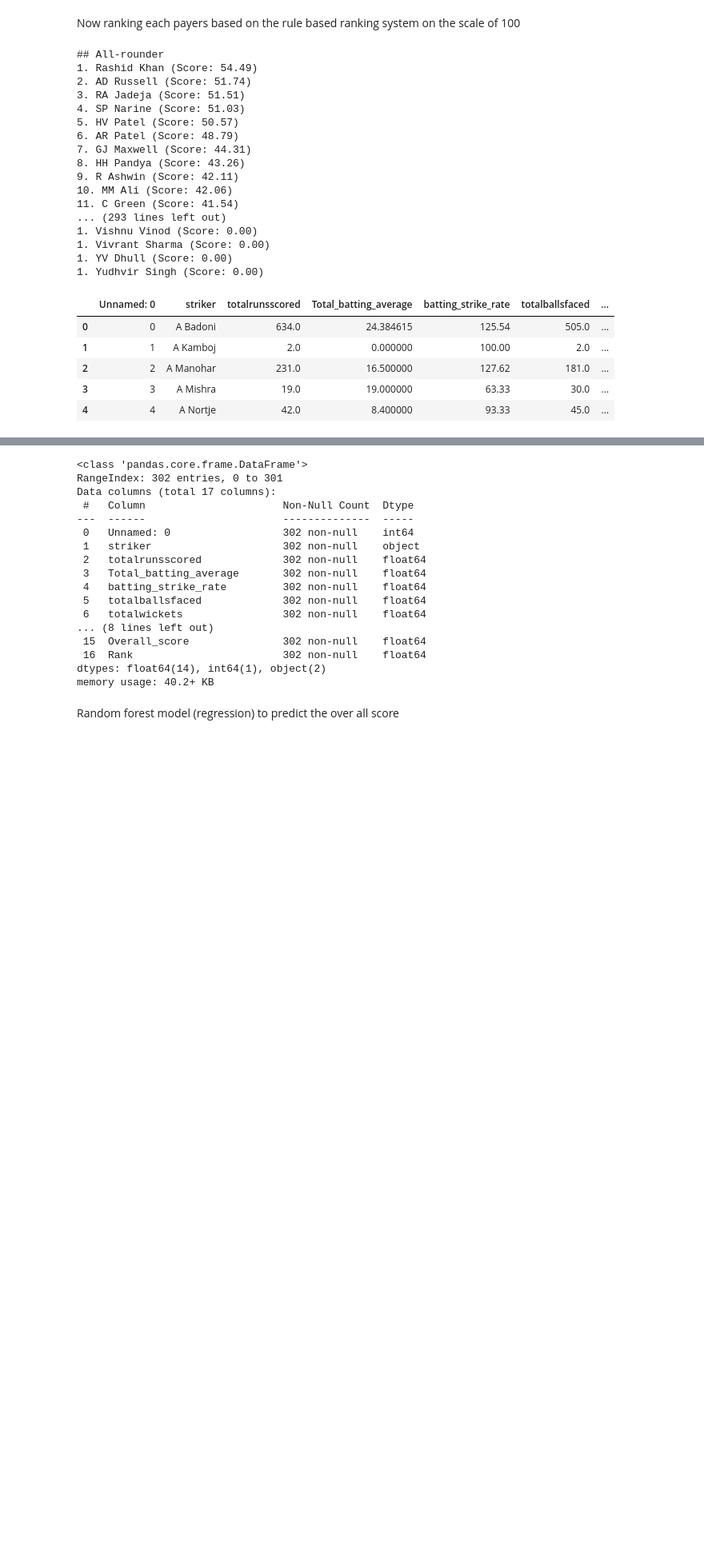
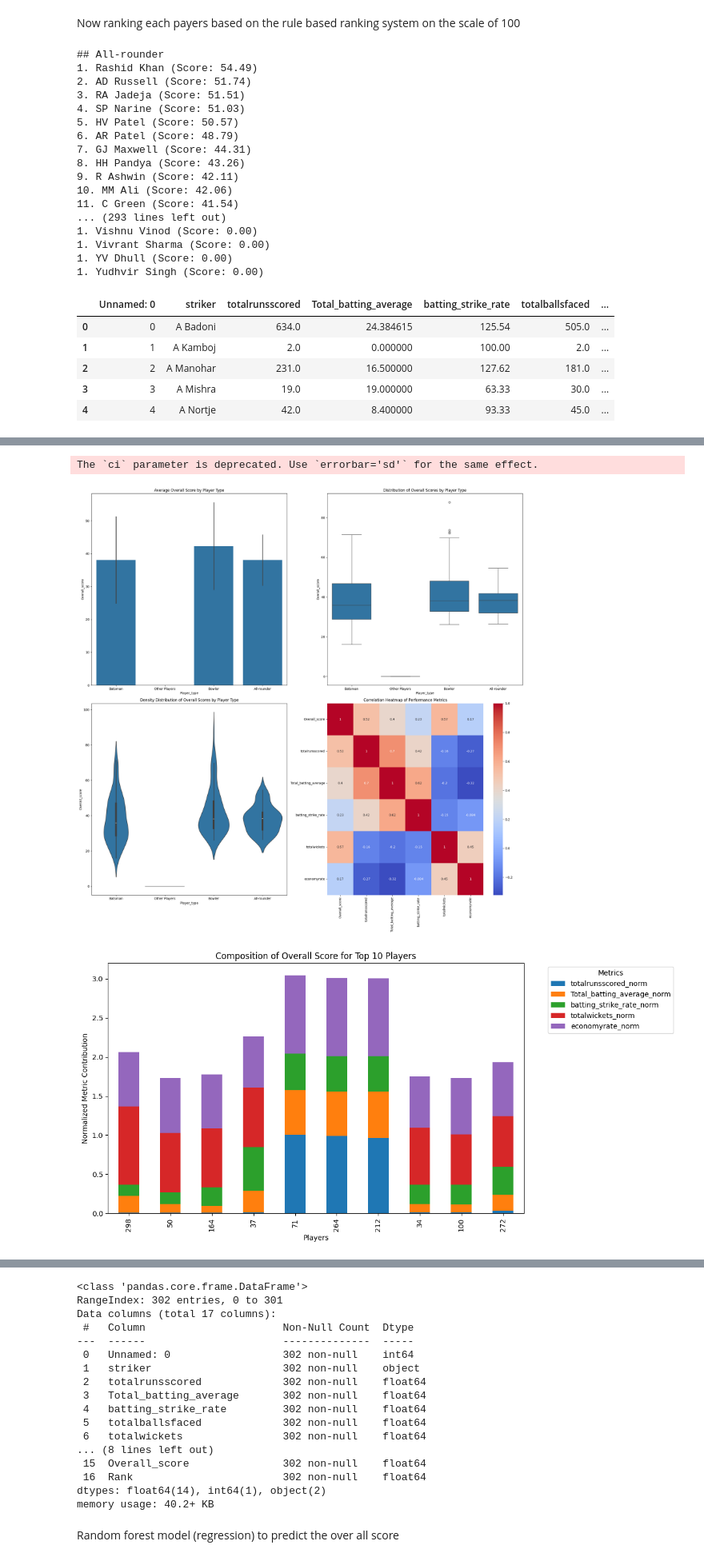
Before and after one commit to NIRANJANGOPALAN/IPL_player_analysis, a Jupyter notebook: Models/players_analysis.ipynb, the cells around one changed output, grey strips where cells are left out. Shown at 80% size. Saved outputs shown, nothing was run; the diff lists cells and outputs as text; code cells hidden in the pictures; blank space fills up the shorter version.

```diff
--- a/Models/players_analysis.ipynb
+++ b/Models/players_analysis.ipynb
@@ -222,0 +266,60 @@ ranking_data.head()
+# %%
+# Create a figure with subplots
+fig, axes = plt.subplots(2, 2, figsize=(20, 20))
+
+# 1. Bar Chart with Error Bars
+sns.barplot(x='Player_type', y='Overall_score', data=ranking_data, ax=axes[0, 0], ci='sd')
+axes[0, 0].set_title('Average Overall Score by Player Type')
+
+# 2. Box Plot
+sns.boxplot(x='Player_type', y='Overall_score', data=ranking_data, ax=axes[0, 1])
+axes[0, 1].set_title('Distribution of Overall Scores by Player Type')
+
+# 3. Violin Plot
+sns.violinplot(x='Player_type', y='Overall_score', data=ranking_data, ax=axes[1, 0])
+axes[1, 0].set_title('Density Distribution of Overall Scores by Player Type')
+
+# 4. Heatmap
+corr_metrics = ['Overall_score', 'totalrunsscored', 'Total_batting_average', 'batting_strike_rate', 'totalwickets', 'economyrate']
+corr_matrix = ranking_data[corr_metrics].corr()
+sns.heatmap(corr_matrix, annot=True, cmap='coolwarm', ax=axes[1, 1])
+axes[1, 1].set_title('Correlation Heatmap of Performance Metrics')
+
+plt.tight_layout()
+plt.show()
+
+# 5. Stacked Bar Chart for Top 10 Players
+top_10 = ranking_data.nlargest(10, 'Overall_score')
+metrics = ['totalrunsscored_norm', 'Total_batting_average_norm', 'batting_strike_rate_norm', 'totalwickets_norm', 'economyrate_norm']
+top_10[metrics].plot(kind='bar', stacked=True, figsize=(12, 6))
+plt.title('Composition of Overall Score for Top 10 Players')
+plt.xlabel('Players')
+plt.ylabel('Normalized Metric Contribution')
+plt.legend(title='Metrics', bbox_to_anchor=(1.05, 1), loc='upper left')
+plt.tight_layout()
+plt.show()
+
+# 6. Radar Chart for Top 5 Players
+top_5 = ranking_data.nlargest(5, 'Overall_score')
+metrics = ['totalrunsscored_norm', 'Total_batting_average_norm', 'batting_strike_rate_norm', 'totalwickets_norm', 'economyrate_norm']
+
+fig, ax = plt.subplots(figsize=(10, 10), subplot_kw=dict(projection='polar'))
+angles = [n / float(len(metrics)) * 2 * 3.141593 for n in range(len(metrics))]
+angles += angles[:1]
+
+for i, player in top_5.iterrows():
+    values = player[metrics].tolist()
+    values += values[:1]
+    ax.plot(angles, values, linewidth=1, linestyle='solid', label=player['striker'])
+    ax.fill(angles, values, alpha=0.1)
+
+ax.set_theta_offset(3.141593 / 2)
+ax.set_theta_direction(-1)
+ax.set_thetagrids(np.degrees(angles[:-1]), metrics)
+ax.set_title("Top 5 Players Performance Metrics")
+plt.legend(loc='upper right', bbox_to_anchor=(0.1, 0.1))
+plt.show()
+# %% [output]
+The `ci` parameter is deprecated. Use `errorbar='sd'` for the same effect.
+[figure, added]
+[figure, added]
```
Also changed, not shown: parts of 26 cells of this notebook, 5 other files.
